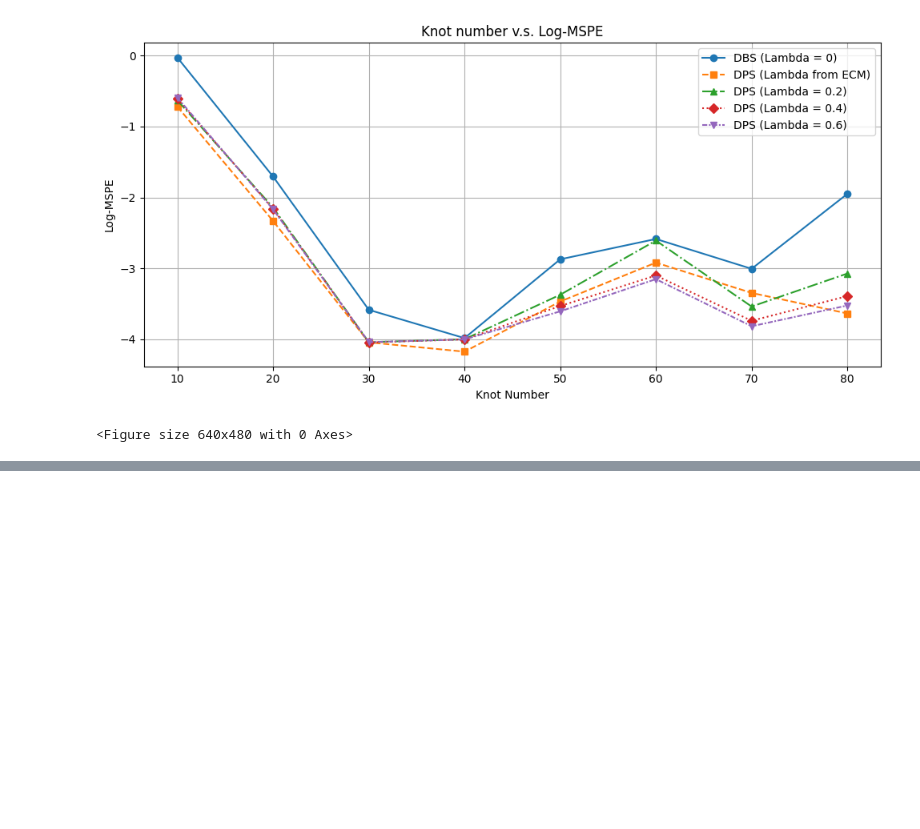
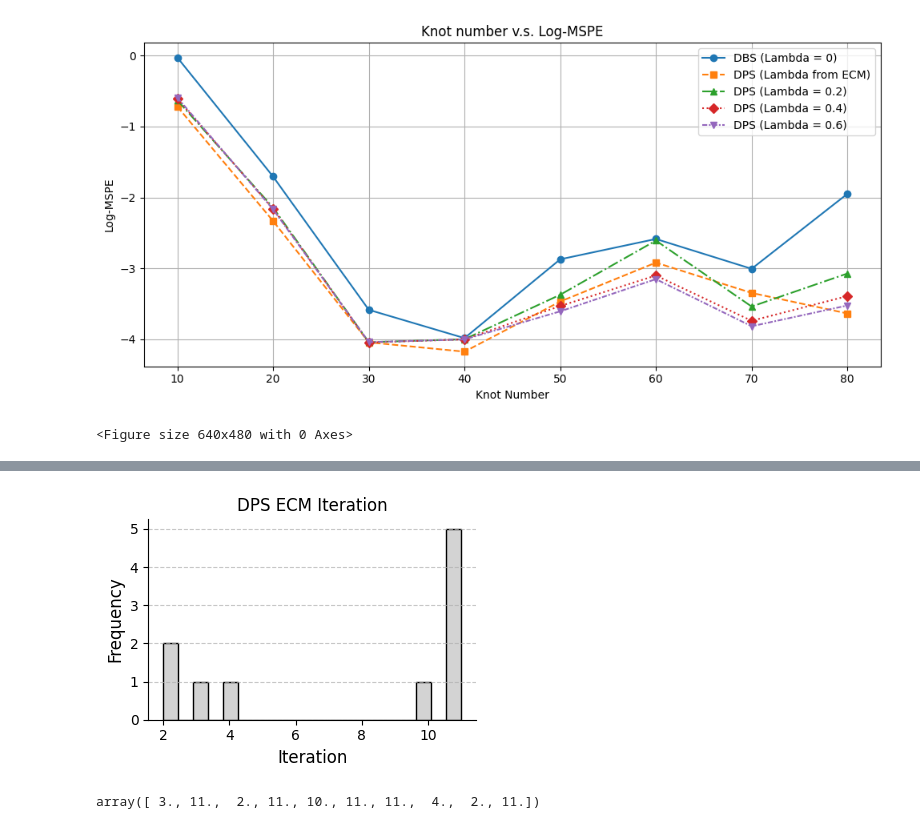
Before and after one commit to ythung85/DPSpline, a Jupyter notebook: demo_simulation/Double_Descent_Check.ipynb, the cells around one changed output, grey strips where cells are left out. Saved outputs shown, nothing was run; the diff lists cells and outputs as text; code cells hidden in the pictures; blank space fills up the shorter version.

```diff
--- a/demo_simulation/Double_Descent_Check.ipynb
+++ b/demo_simulation/Double_Descent_Check.ipynb
@@ -430,5 +434,5 @@ def ECM_update(model, max_iter, x, y):
 # %%
-ndim = 2; Dtype = 'A'; dg = 3; nm = 10; nl = 1; Fout = 1; ntrain = 400; ntest = 400; data = {}; d = 0
+ndim = 2; Dtype = 'A'; data = {}; d = 1
 torch.manual_seed(0)
 X_train, y_train = sim_data(ntrain, ndim, Dtype)
 X_test, y_test = sim_data(ntest, ndim, Dtype)
@@ -555,0 +580,16 @@ plt.savefig('Double-decent-comp2.png')
+# %%
+ndim = 2; Dtype = 'A'; data = {}; ndf = 10
+
+for d in range(ndf):
+    torch.manual_seed(d)
+    X_train, y_train = sim_data(ntrain, ndim, Dtype)
+    X_test, y_test = sim_data(ntest, ndim, Dtype)
+    X_val, y_val = sim_data(100, ndim, Dtype)
+    epstrain = torch.normal(0, 0.1, size=y_train.size())
+    epstest = torch.normal(0, 0.1, size=y_test.size())
+    epsval = torch.normal(0, 0.1, size=y_val.size())
+
+    y_train, y_test = y_train + epstrain, y_test + epstest; y_val = y_val + epsval
+    data[str(d+1)] = {'TrainX': X_train, 'Trainy': y_train, 'TestX': X_test, 'Testy': y_test, 'ValX': X_val, 'Valy': y_val}
+
+    criterion = torch.nn.MSELoss(reduction='mean')
@@ -555,0 +664,35 @@ plt.savefig('Double-decent-comp2.png')
+# %%
+import matplotlib.pyplot as plt
+import numpy as np
+
+
+# Plotting the Histogram
+fig, ax = plt.subplots(figsize=(4, 3))  # Suitable for journal aspect ratio
+
+# Histogram with professional style
+ax.hist(Iter, bins=20, edgecolor='black', color='lightgrey')
+
+# Axis Labels
+ax.set_xlabel('Iteration', fontsize=12)
+ax.set_ylabel('Frequency', fontsize=12)
+ax.set_title('DPS ECM Iteration', fontsize=12)
+# Ticks Styling
+ax.tick_params(axis='both', which='major', labelsize=10)
+
+# Grid Styling (optional, subtle grid lines)
+ax.grid(axis='y', linestyle='--', alpha=0.7)
+
+# Frame (Spines) Styling
+for spine in ['top', 'right']:
+    ax.spines[spine].set_visible(False)
+
+# Title or Caption (outside plot area for JASA style)
+plt.tight_layout()
+plt.savefig('ECM_twolayer.png')
+plt.show()
+# %% [output]
+[figure, added]
+# %%
+Iter
+# %% [output]
+array([ 3., 11.,  2., 11., 10., 11., 11.,  4.,  2., 11.])
```
Also changed, not shown: parts of 7 cells of this notebook, 21 other files.
